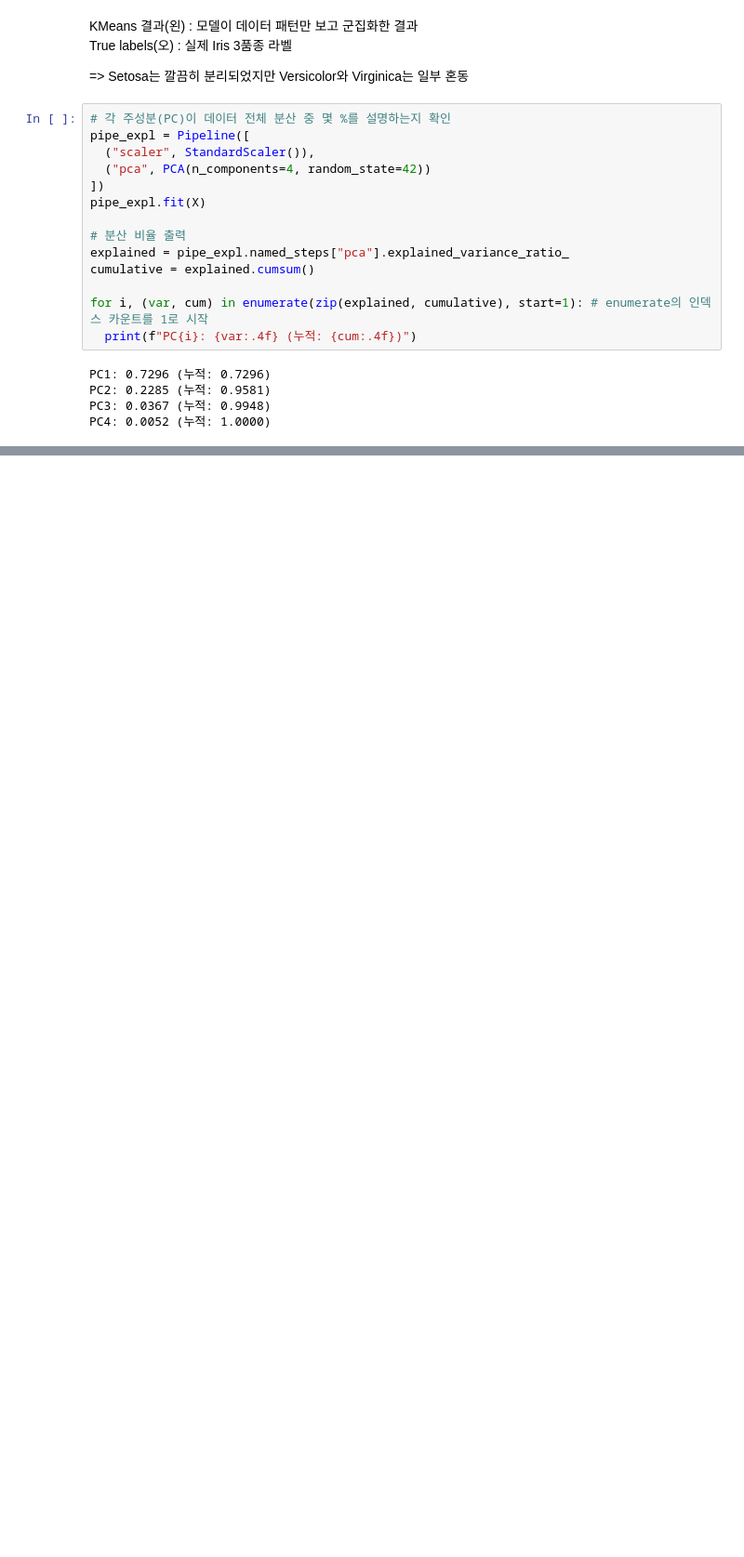
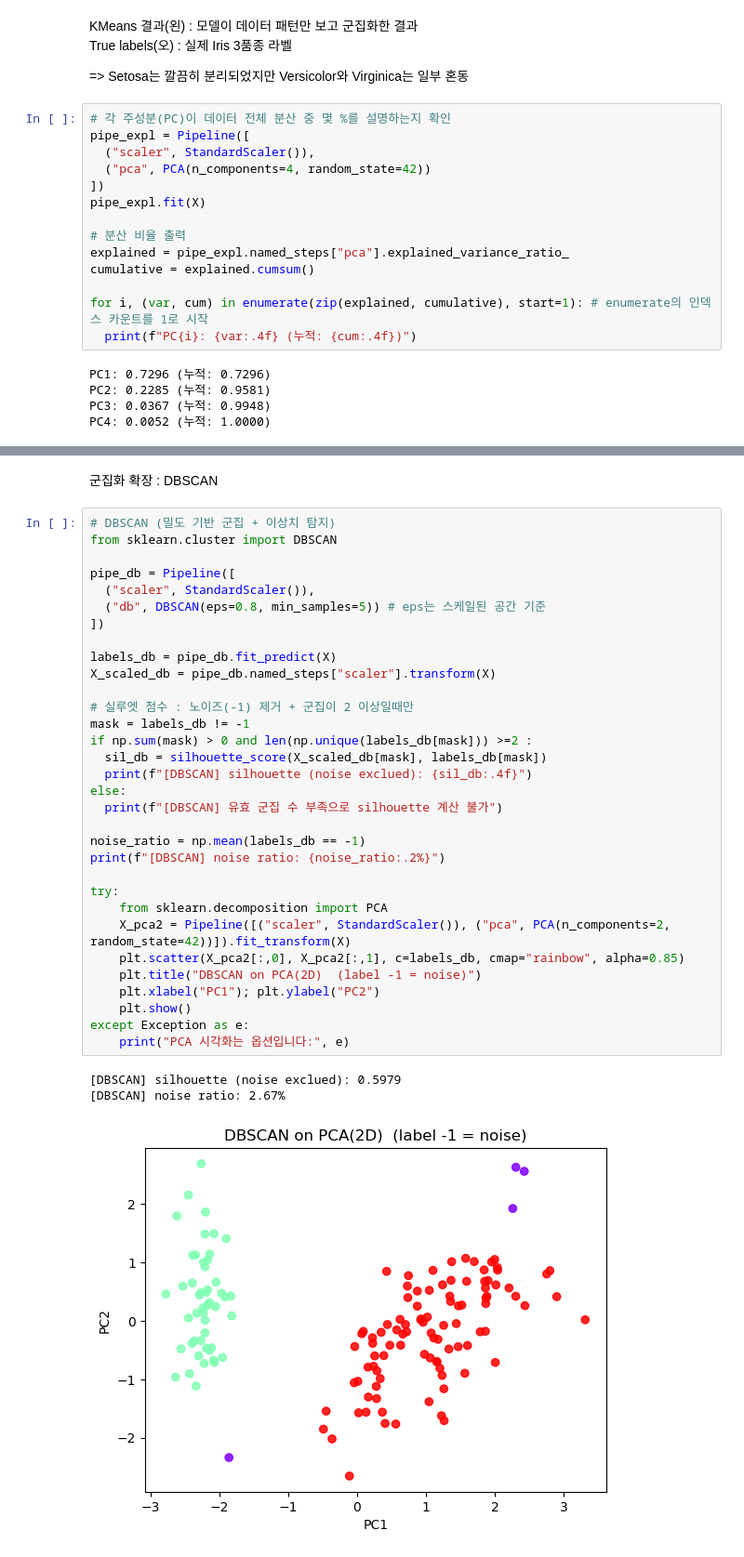
Before and after one commit to atleast10years/ai-ml, a Jupyter notebook: unsupervised_learning.ipynb, the cells around one changed output, grey strips where cells are left out. Shown at 93% size. Drawn from its saved outputs; the diff is of its cells as text; blank space fills up the shorter version.

```diff
--- a/unsupervised_learning.ipynb
+++ b/unsupervised_learning.ipynb
@@ -348,0 +417,38 @@ PC4: 0.0052 (누적: 1.0000)
+# %% [markdown]
+군집화 확장 : DBSCAN
+# %%
+# DBSCAN (밀도 기반 군집 + 이상치 탐지)
+from sklearn.cluster import DBSCAN
+
+pipe_db = Pipeline([
+  ("scaler", StandardScaler()),
+  ("db", DBSCAN(eps=0.8, min_samples=5)) # eps는 스케일된 공간 기준
+])
+
+labels_db = pipe_db.fit_predict(X)
+X_scaled_db = pipe_db.named_steps["scaler"].transform(X)
+
+# 실루엣 점수 : 노이즈(-1) 제거 + 군집이 2 이상일때만
+mask = labels_db != -1
+if np.sum(mask) > 0 and len(np.unique(labels_db[mask])) >=2 :
+  sil_db = silhouette_score(X_scaled_db[mask], labels_db[mask])
+  print(f"[DBSCAN] silhouette (noise exclued): {sil_db:.4f}")
+else:
+  print(f"[DBSCAN] 유효 군집 수 부족으로 silhouette 계산 불가")
+
+noise_ratio = np.mean(labels_db == -1)
+print(f"[DBSCAN] noise ratio: {noise_ratio:.2%}")
+
+try:
+    from sklearn.decomposition import PCA
+    X_pca2 = Pipeline([("scaler", StandardScaler()), ("pca", PCA(n_components=2, random_state=42))]).fit_transform(X)
+    plt.scatter(X_pca2[:,0], X_pca2[:,1], c=labels_db, cmap="rainbow", alpha=0.85)
+    plt.title("DBSCAN on PCA(2D)  (label -1 = noise)")
+    plt.xlabel("PC1"); plt.ylabel("PC2")
+    plt.show()
+except Exception as e:
+    print("PCA 시각화는 옵션입니다:", e)
+# %% [output]
+[DBSCAN] silhouette (noise exclued): 0.5979
+[DBSCAN] noise ratio: 2.67%
+[figure, added]
```
Also changed, not shown: parts of 15 cells of this notebook, 2 other files.
